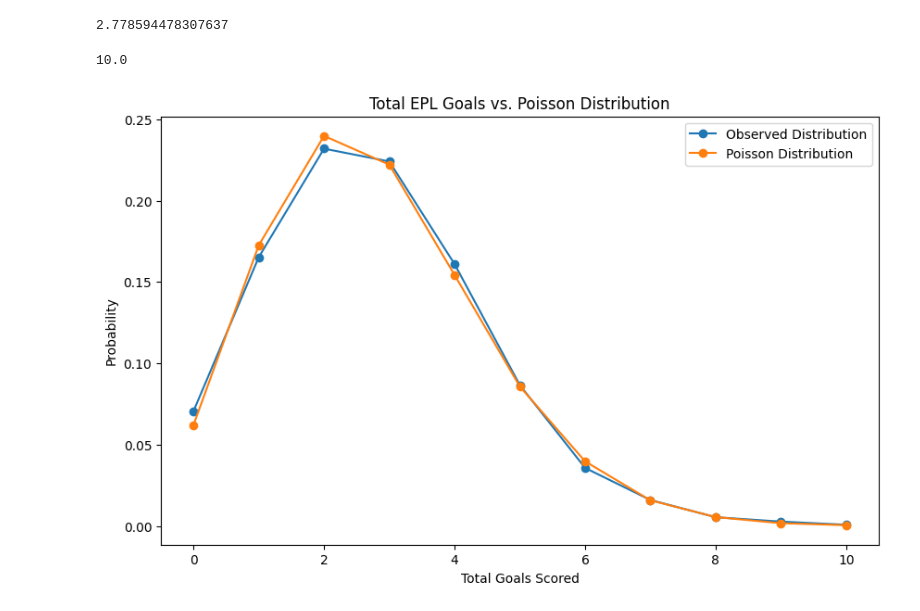
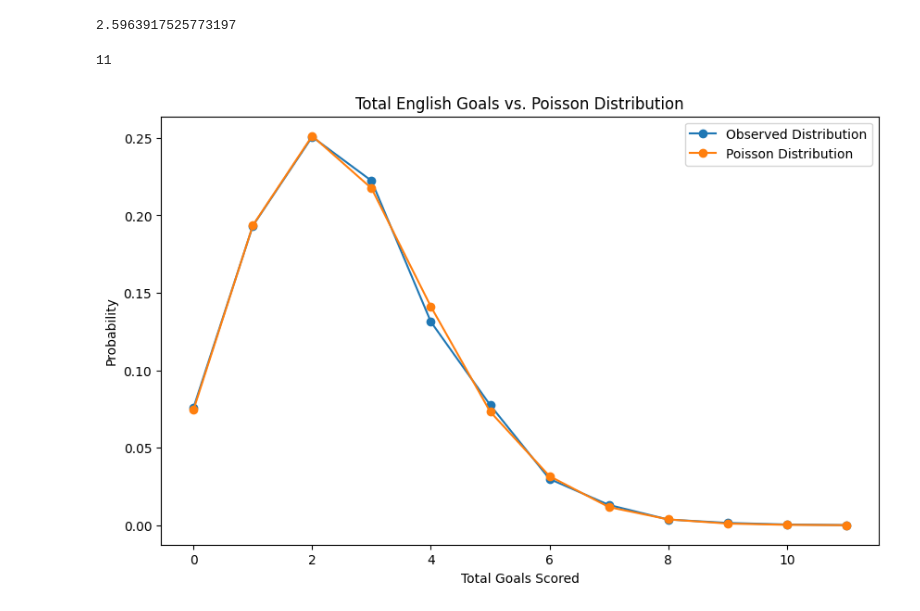
Before and after one commit to MLGonzo/football_stats, a Jupyter notebook: football_poisson.ipynb, the cells around one changed output. Cells and saved outputs as stored; diff of their text form; code cells hidden in the pictures.

Commit message:
extended poisson analysis

```diff
--- a/football_poisson.ipynb
+++ b/football_poisson.ipynb
@@ -2,31 +2,17 @@
 import pandas as pd
 import numpy as np
 import matplotlib.pyplot as plt
-import seaborn as sns
 from scipy.stats import poisson, chisquare
+import bettools
 
 pd.set_option('display.max_columns', None)
 pd.set_option('display.width', None)
 pd.options.mode.chained_assignment = None
 
-def generate_seasons(start_year, end_year):
-    seasons = []
-    for year in range(start_year, end_year):
-        start = str(year)[-2:]
-        end = str(year + 1)[-2:]
-        seasons.append(start + end)
-    return seasons
+season_list = bettools.generate_seasons(2020,2024)
 
-seasons = generate_seasons(2005, 2024)
+league_list = ['E0','E1','E2','E3']
 
-df_ls = []
+main_df = pd.concat(bettools.get_data(season_list, league_list))
 
-for season in seasons:
-    df = pd.read_csv(f'https://www.football-data.co.uk/mmz4281/{season}/E0.csv')
-    try:
-        df["Date"] = pd.to_datetime(df["Date"],format="%d/%m/%y")
-    except ValueError:
-        df["Date"] = pd.to_datetime(df["Date"],format="%d/%m/%Y")
-    df_ls.append(df)
-
-main_df = pd.concat(df_ls)
+main_df
@@ -56,26 +42,24 @@ poisson_probabilities = poisson.pmf(goal_range, mean_goals)
 # %%
 mean_goals
 # %% [output]
-2.778594478307637
+2.5963917525773197
 # %%
 max_goals
 # %% [output]
-10.0
+11
 # %%
 observed_frequencies = main_df['TotalGoals'].value_counts().sort_index()
 observed_probabilities = observed_frequencies / observed_frequencies.sum()
 
-# Ensure all possible goals are represented (0 to max_goals), filling missing values with 0
 observed_probabilities = observed_probabilities.reindex(goal_range, fill_value=0)
 
-# Plotting
 plt.figure(figsize=(10, 6))
 plt.plot(observed_probabilities.index, observed_probabilities, 'o-', label='Observed Distribution')
 plt.plot(goal_range, poisson_probabilities, 'o-', label='Poisson Distribution')
 plt.xlabel('Total Goals Scored')
 plt.ylabel('Probability')
-plt.title('Total EPL Goals vs. Poisson Distribution')
+plt.title('Total English Goals vs. Poisson Distribution')
 plt.legend()
 plt.show()
 # %% [output]
-[figure, old version]
+[figure, new version]
```
Also changed, not shown: parts of 6 cells of this notebook, 1 other file.
